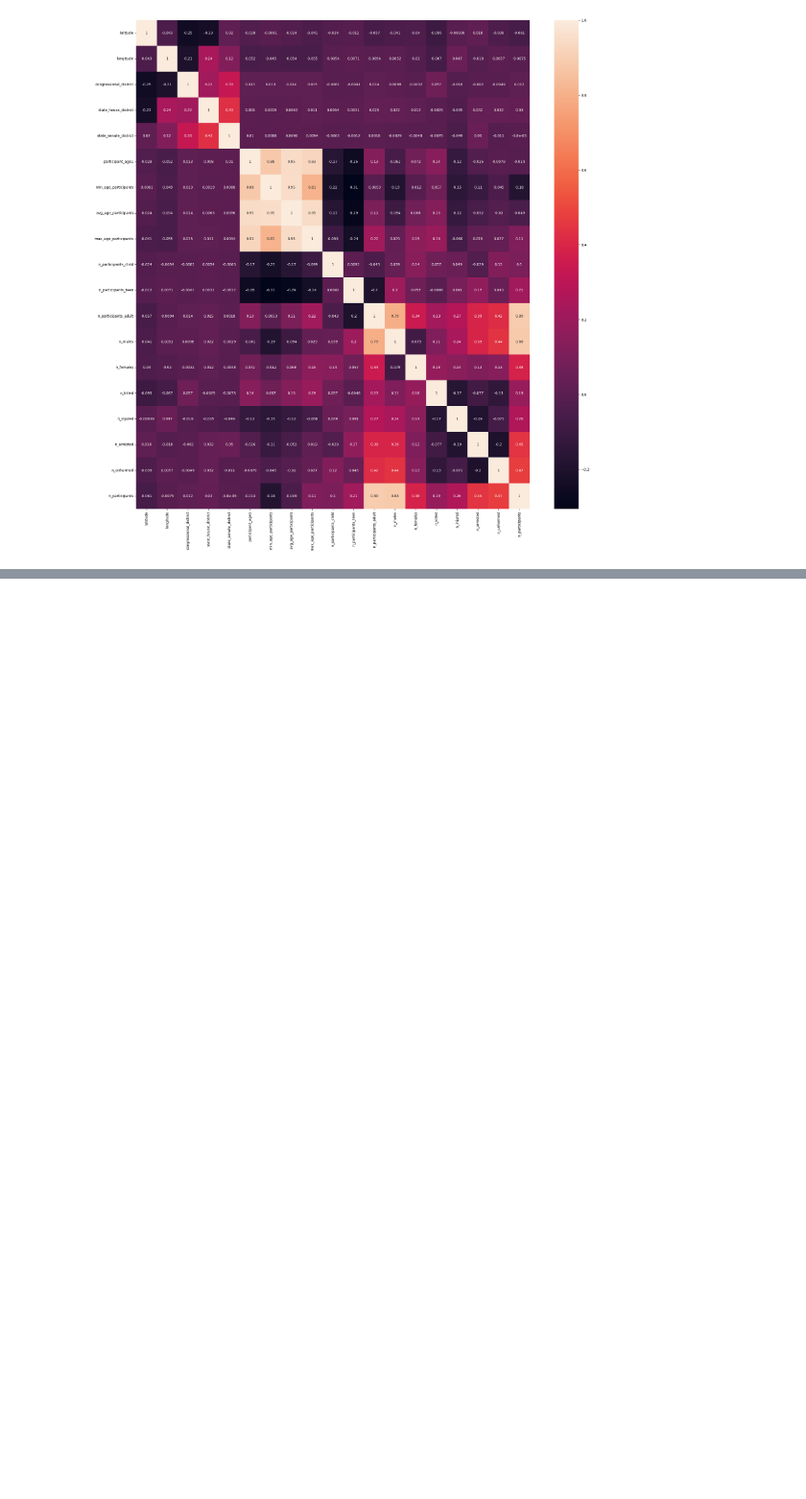
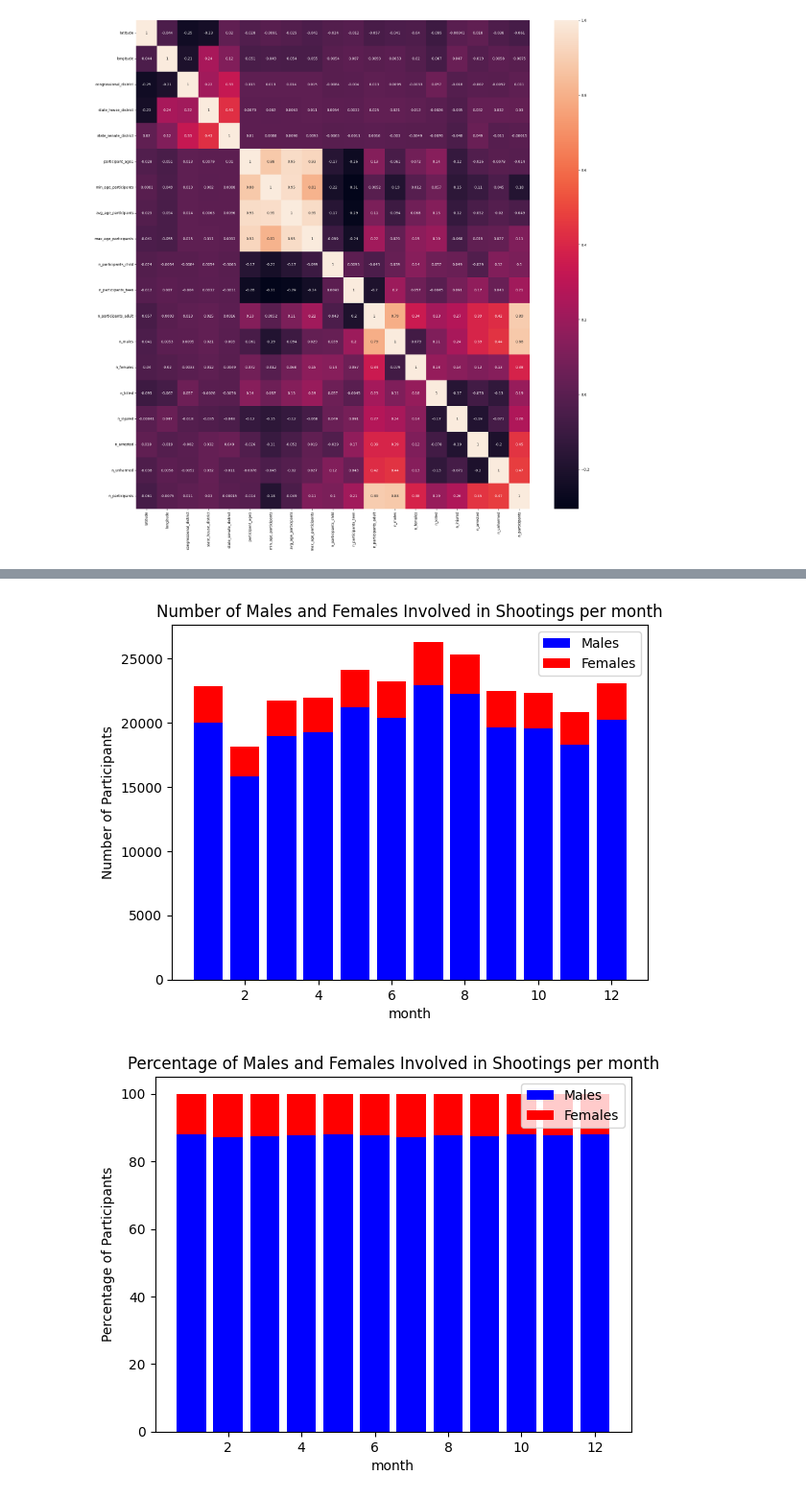
Before and after one commit to KamerC1/DM, a Jupyter notebook: src/data_preparation/ dataCleanedPlots.ipynb, the cells around one changed output, grey strips where cells are left out. Shown at 96% size. Cells and saved outputs as stored; diff of their text form; code cells hidden in the pictures; blank space fills up the shorter version.

```diff
--- a/src/data_preparation/ dataCleanedPlots.ipynb
+++ b/src/data_preparation/ dataCleanedPlots.ipynb
@@ -510,0 +571,40 @@ plt.show()
+# %%
+df = pd.read_csv('../../data/cluster.csv')
+df['date'] = pd.to_datetime(df['date'])
+
+
+df['year'] = df.date.dt.year
+df['month'] = df.date.dt.month
+
+df = df[df['year'] <= 2017]
+
+
+# Calculate the total number of males and females involved in incidents for each month
+data = df.groupby(['month'])[['n_males', 'n_females']].sum().reset_index()
+
+# Calculate the percentage of males and females involved in incidents for each month
+data['male_percentage'] = data['n_males'] / (data['n_males'] + data['n_females']) * 100
+data['female_percentage'] = data['n_females'] / (data['n_males'] + data['n_females']) * 100
+
+# Create a grouped bar chart with males on top of females
+plt.bar(data.month, data.n_males, color='blue')
+plt.bar(data.month, data.n_females, bottom=data.n_males, color='red')
+plt.xlabel('month')
+plt.title('Number of Males and Females Involved in Shootings per month')
+plt.ylabel('Number of Participants')
+plt.legend(['Males', 'Females'])
+
+# Create a separate bar chart to show the percentage of males and females involved in shootings for each month
+plt.figure()
+plt.bar(data.month, data.male_percentage, color='blue')
+plt.bar(data.month, data.female_percentage, bottom=data.male_percentage, color='red')
+plt.xlabel('month')
+plt.title('Percentage of Males and Females Involved in Shootings per month')
+plt.ylabel('Percentage of Participants')
+plt.legend(['Males', 'Females'])
+
+# Show the plot
+plt.show()
+# %% [output]
+[figure, added]
+[figure, added]
```
Also changed, not shown: parts of 9 cells of this notebook, 1 other file.
